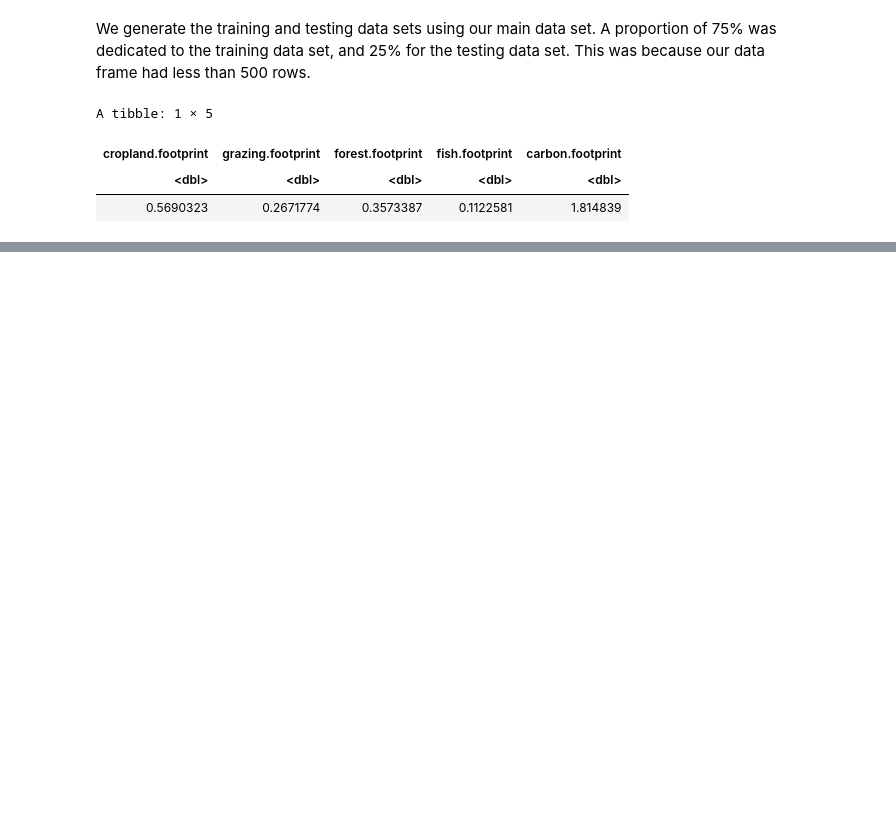
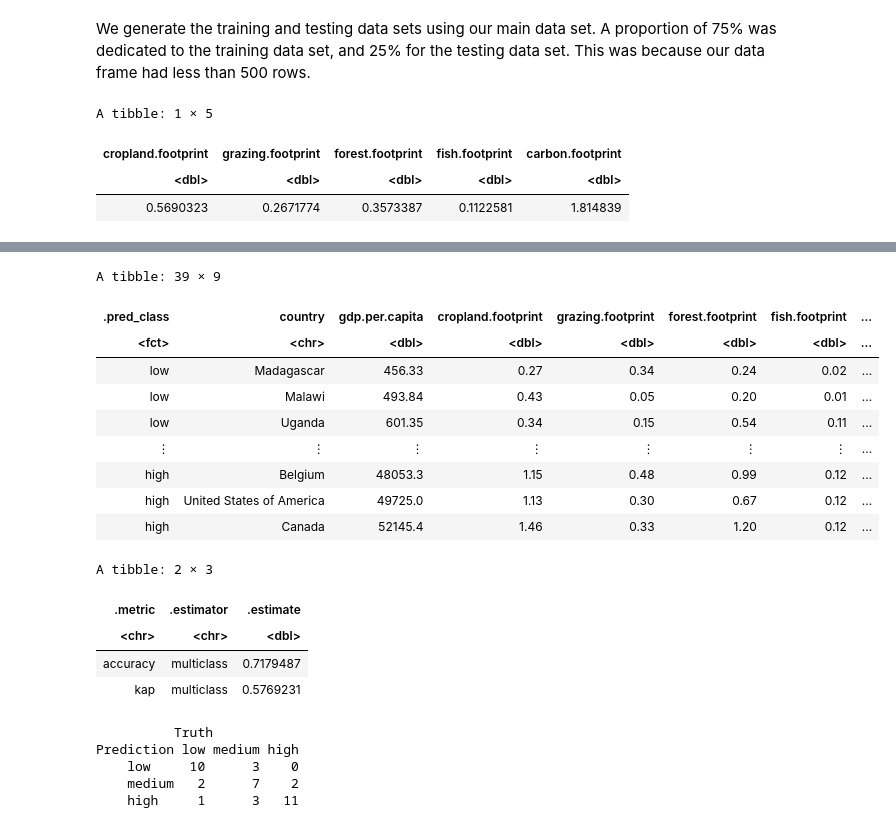
Before and after one commit to tsabkuro/EcoFoot, a Jupyter notebook: report.ipynb, the cells around one changed output, grey strips where cells are left out. Cells and saved outputs as stored; diff of their text form; code cells hidden in the pictures; blank space fills up the shorter version.

```diff
--- a/report.ipynb
+++ b/report.ipynb
@@ -112,0 +175,54 @@ A tibble: 1 × 5
+# %%
+set.seed(2)
+
+# creating new knn specification using the k value we got from the graph
+knn_spec <- nearest_neighbor(weight_func = "rectangular", neighbor = 5) %>%
+    set_engine("kknn") %>%
+    set_mode("classification")
+
+# creating the fit using the training data
+countries_fit <- workflow() %>%
+      add_recipe(countries_recipe) %>%
+      add_model(knn_spec) %>%
+      fit(data = countries_train)
+# %%
+set.seed(2)
+
+# predicting the GDP_classified of the test data
+countries_predictions <- predict(countries_fit, countries_test) %>%
+    bind_cols(countries_test)
+
+countries_predictions
+
+# finding the accuracy of the prediction
+countries_metrics <- countries_predictions %>%
+    metrics(truth = GDP_classified, estimate = .pred_class)
+
+countries_metrics
+
+# finding the confusion matrix of the prediction
+countries_conf_mat <- countries_predictions %>%
+    conf_mat(truth = GDP_classified, estimate = .pred_class)
+
+countries_conf_mat
+# %% [output]
+A tibble: 39 × 9
+| .pred_class | country | gdp.per.capita | cropland.footprint | grazing.footprint | forest.footprint | fish.footprint | ... |
+| <fct> | <chr> | <dbl> | <dbl> | <dbl> | <dbl> | <dbl> | ... |
+| low | Madagascar | 456.33 | 0.27 | 0.34 | 0.24 | 0.02 | ... |
+| low | Malawi | 493.84 | 0.43 | 0.05 | 0.20 | 0.01 | ... |
+| low | Uganda | 601.35 | 0.34 | 0.15 | 0.54 | 0.11 | ... |
+| ⋮ | ⋮ | ⋮ | ⋮ | ⋮ | ⋮ | ⋮ | ... |
+| high | Belgium | 48053.3 | 1.15 | 0.48 | 0.99 | 0.12 | ... |
+| high | United States of America | 49725.0 | 1.13 | 0.30 | 0.67 | 0.12 | ... |
+| high | Canada | 52145.4 | 1.46 | 0.33 | 1.20 | 0.12 | ... |
+A tibble: 2 × 3
+| .metric | .estimator | .estimate |
+| <chr> | <chr> | <dbl> |
+| accuracy | multiclass | 0.7179487 |
+| kap | multiclass | 0.5769231 |
+          Truth
+Prediction low medium high
+    low     10      3    0
+    medium   2      7    2
+    high     1      3   11
```
Also changed, not shown: parts of 7 cells of this notebook.
